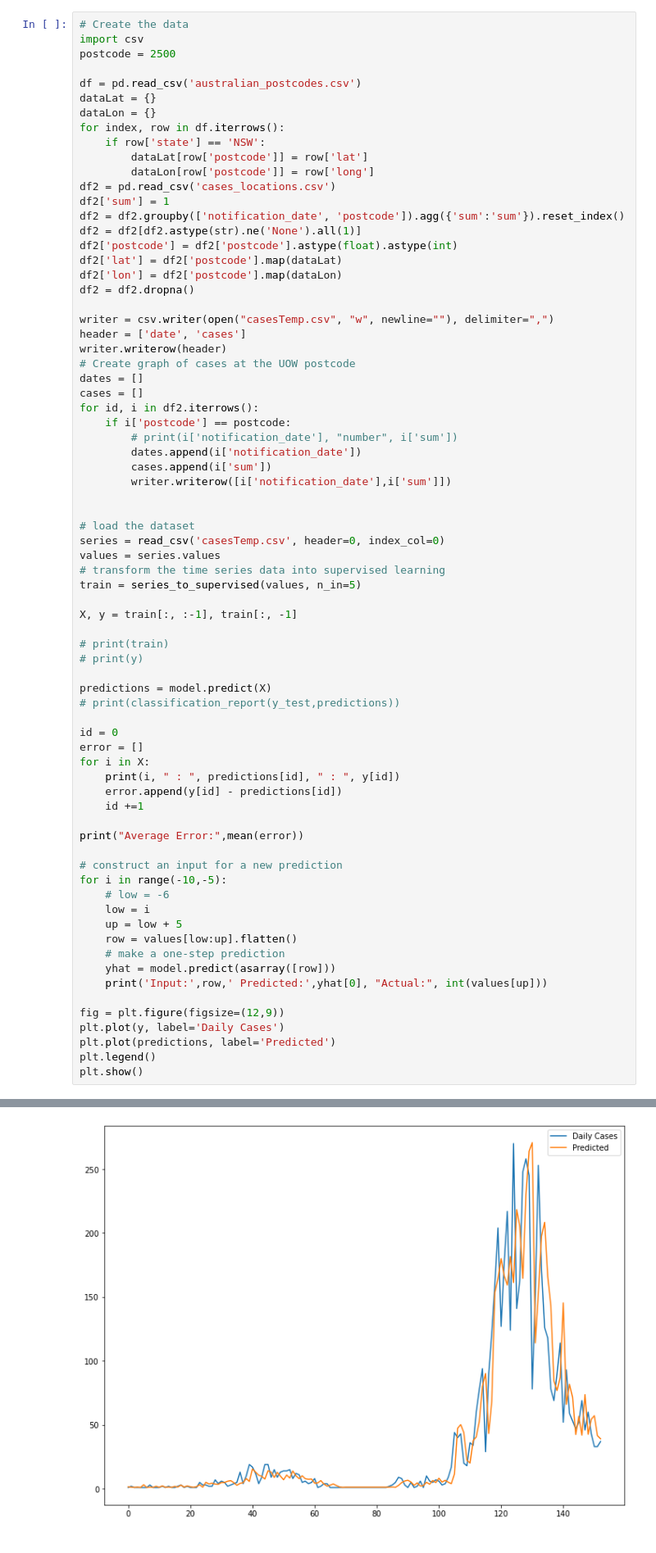
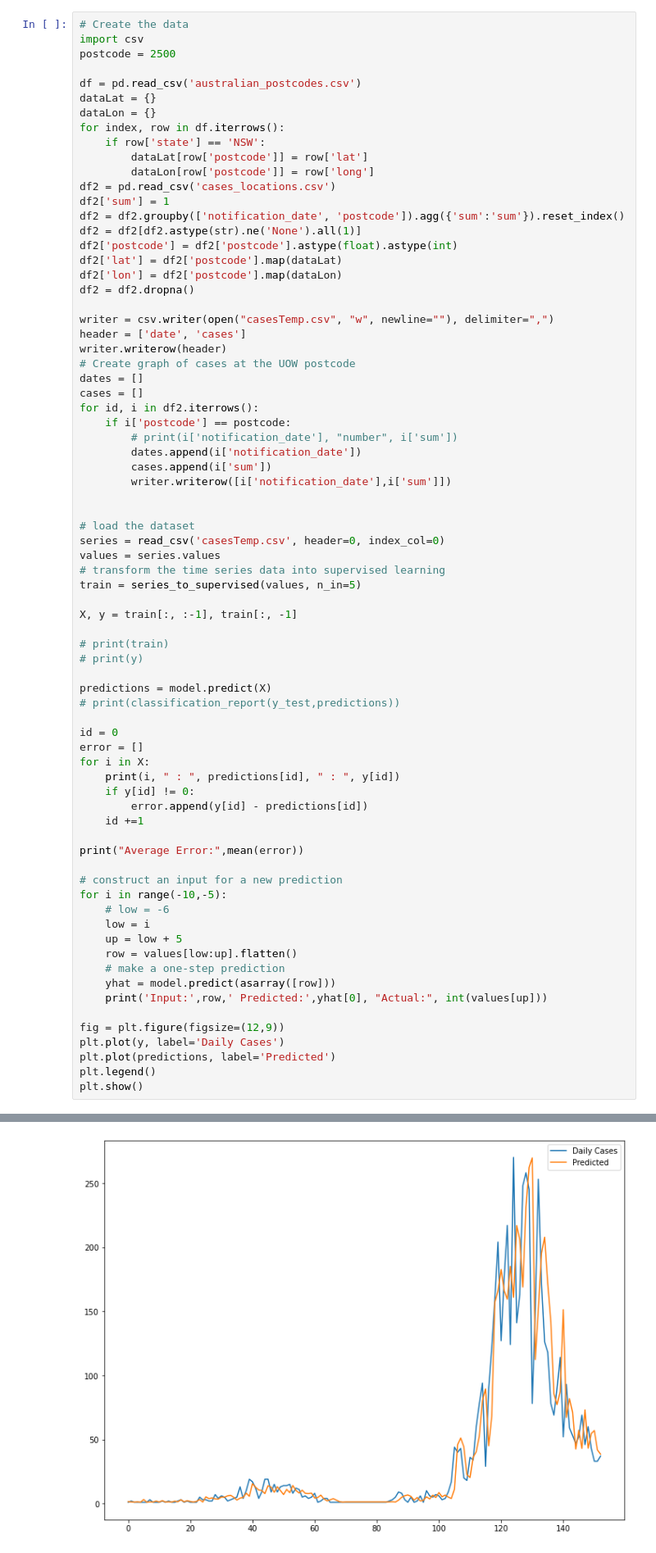
Before and after one commit to aidanwynn/INSITE-AI, a Jupyter notebook: predict_cases.ipynb, the cells around one changed output, grey strips where cells are left out. Shown at 82% size. Saved outputs shown, nothing was run; the diff lists cells and outputs as text.

```diff
--- a/predict_cases.ipynb
+++ b/predict_cases.ipynb
@@ -141,7 +141,8 @@ id = 0
 error = []
 for i in X:
     print(i, " : ", predictions[id], " : ", y[id])
-    error.append(y[id] - predictions[id])
+    if y[id] != 0:
+        error.append(y[id] - predictions[id])
     id +=1
 
 print("Average Error:",mean(error))
@@ -182 +183 @@ Input: [46 60 43 33 33]  Predicted: 39.129 Actual: 37
-[figure, old version]
+[figure, new version]
```
Also changed, not shown: parts of 2 cells of this notebook, 6 other files.
